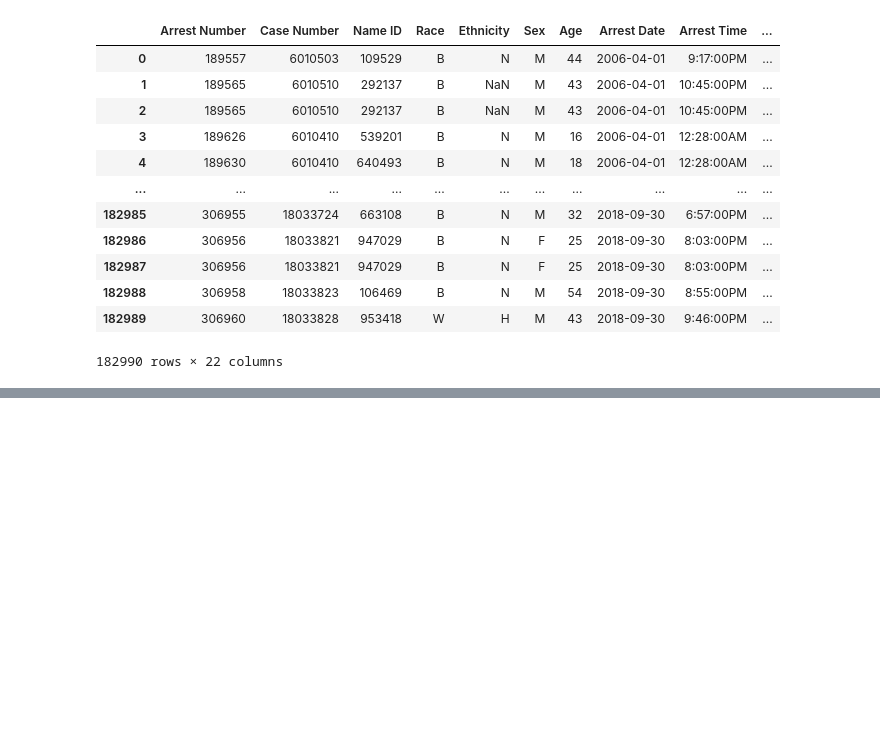
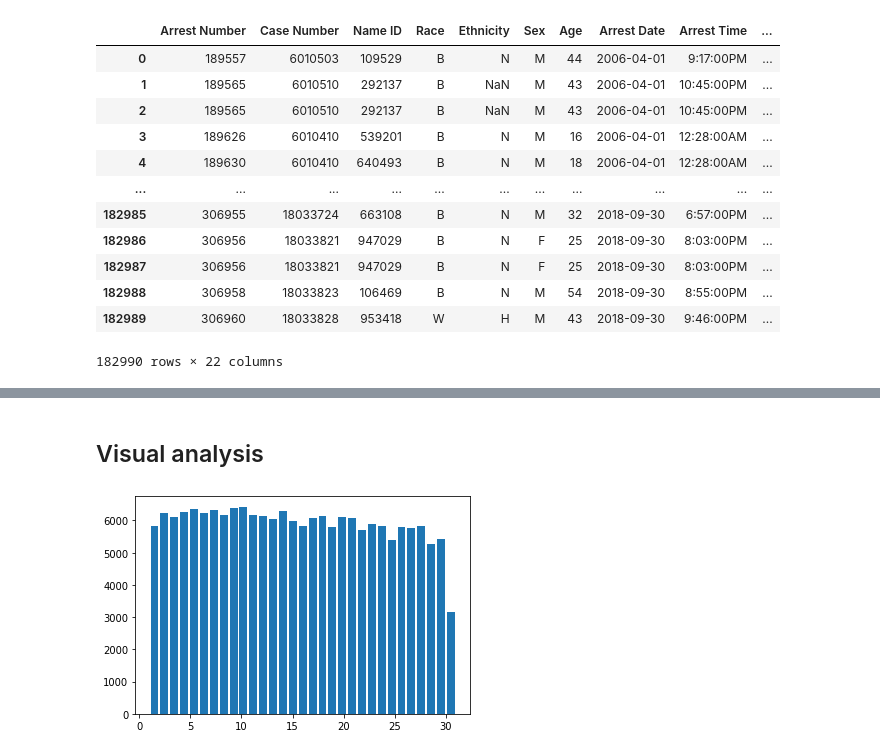
Before and after one commit to odealtry/data-visualisation, a Jupyter notebook: projects/arrests-data-analysis.ipynb, the cells around one changed output, grey strips where cells are left out. Drawn from its saved outputs; the diff is of its cells as text; code cells hidden in the pictures; blank space fills up the shorter version.

```diff
--- a/projects/arrests-data-analysis.ipynb
+++ b/projects/arrests-data-analysis.ipynb
@@ -79,0 +84,15 @@ data
+# %%
+def get_dom(dt):
+    return dt.day
+
+data['dom'] = data['datetime'].map(get_dom)
+# %%
+def get_weekday(dt):
+    return dt.weekday()
+
+data['weekday'] = data['datetime'].map(get_weekday)
+# %%
+def get_hour(dt):
+    return dt.hour
+
+data['hour'] = data['datetime'].map(get_hour)
@@ -79,0 +115,6 @@ data
+# %% [markdown]
+## Visual analysis
+# %%
+hist(data.dom, bins = 31, rwidth = .8);
+# %% [output]
+[figure, added]
```
Also changed, not shown: parts of 17 cells of this notebook.
